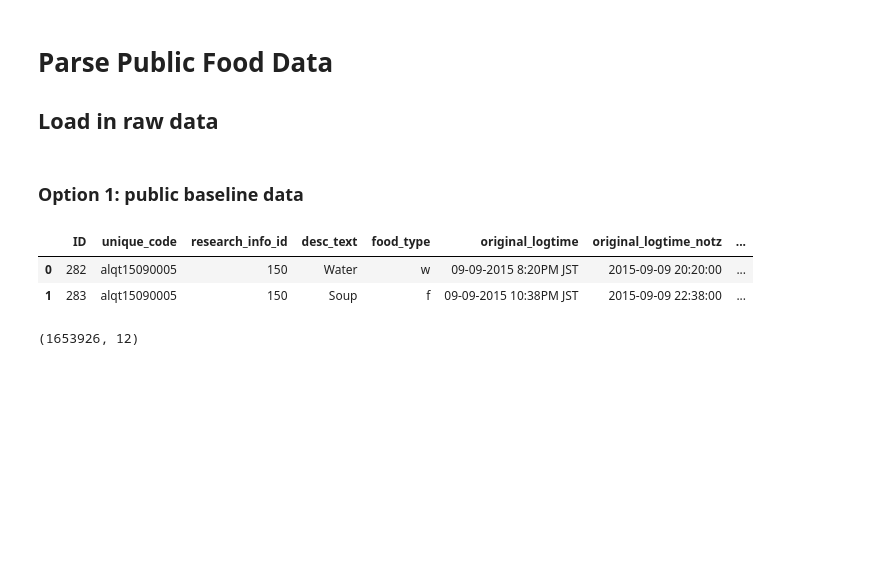
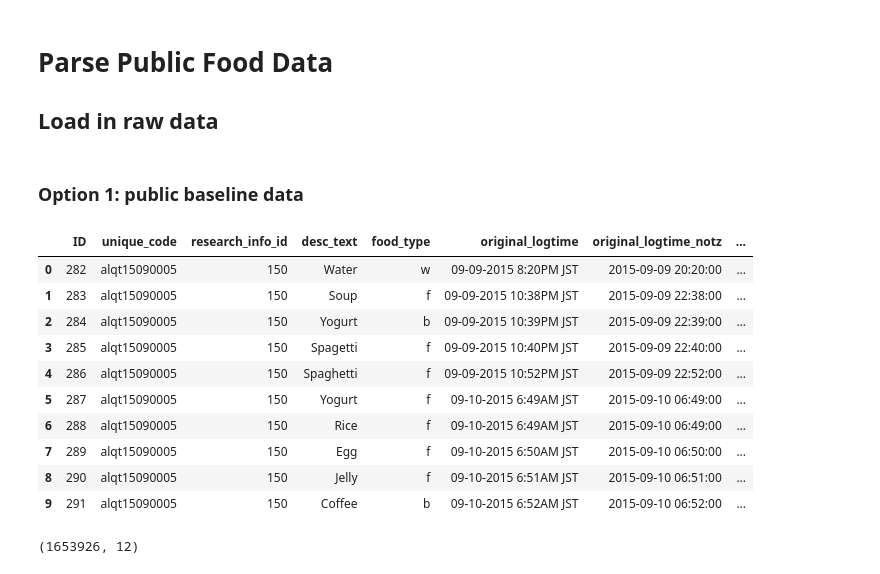
Before and after one commit to JoeyHou/food_parser, a Jupyter notebook: notebooks/1-food-parsing-public-data.ipynb, the cells around one changed output. Saved outputs shown, nothing was run; the diff lists cells and outputs as text; code cells hidden in the pictures; blank space fills up the shorter version.

```diff
--- a/notebooks/1-food-parsing-public-data.ipynb
+++ b/notebooks/1-food-parsing-public-data.ipynb
@@ -97,11 +106,19 @@ fp = FoodParser()
 # %%
 public_all_pickle_file = open(data_dir + 'raw/public_0924_basline_usable_expanded.pickle', 'rb')
 public_all = pickle.load(public_all_pickle_file).reset_index(drop = True)
-public_all.head(2)
+public_all.head(10)
 # %% [output]
 |  | ID | unique_code | research_info_id | desc_text | food_type | original_logtime | original_logtime_notz | ... |
 | 0 | 282 | alqt15090005 | 150 | Water | w | 09-09-2015 8:20PM JST | 2015-09-09 20:20:00 | ... |
 | 1 | 283 | alqt15090005 | 150 | Soup | f | 09-09-2015 10:38PM JST | 2015-09-09 22:38:00 | ... |
+| 2 | 284 | alqt15090005 | 150 | Yogurt | b | 09-09-2015 10:39PM JST | 2015-09-09 22:39:00 | ... |
+| 3 | 285 | alqt15090005 | 150 | Spagetti | f | 09-09-2015 10:40PM JST | 2015-09-09 22:40:00 | ... |
+| 4 | 286 | alqt15090005 | 150 | Spaghetti | f | 09-09-2015 10:52PM JST | 2015-09-09 22:52:00 | ... |
+| 5 | 287 | alqt15090005 | 150 | Yogurt | f | 09-10-2015 6:49AM JST | 2015-09-10 06:49:00 | ... |
+| 6 | 288 | alqt15090005 | 150 | Rice | f | 09-10-2015 6:49AM JST | 2015-09-10 06:49:00 | ... |
+| 7 | 289 | alqt15090005 | 150 | Egg | f | 09-10-2015 6:50AM JST | 2015-09-10 06:50:00 | ... |
+| 8 | 290 | alqt15090005 | 150 | Jelly | f | 09-10-2015 6:51AM JST | 2015-09-10 06:51:00 | ... |
+| 9 | 291 | alqt15090005 | 150 | Coffee | b | 09-10-2015 6:52AM JST | 2015-09-10 06:52:00 | ... |
 # %%
 # public_all[['desc_text', 'food_type']].iloc[:10000].to_csv('~/Desktop/sample_data.csv', index = False)
 # %%
```
Also changed, not shown: parts of 47 cells of this notebook, 8 other files.
